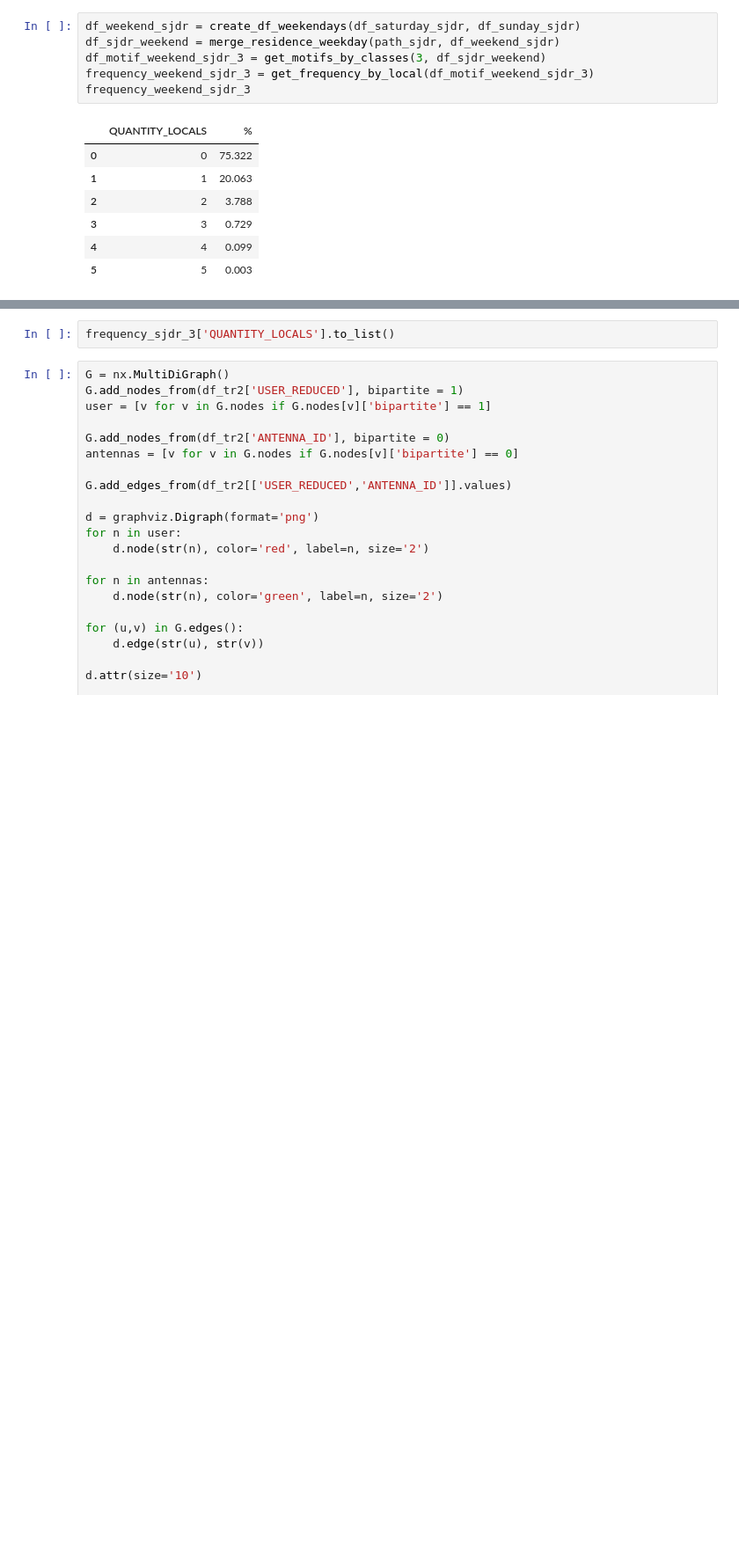
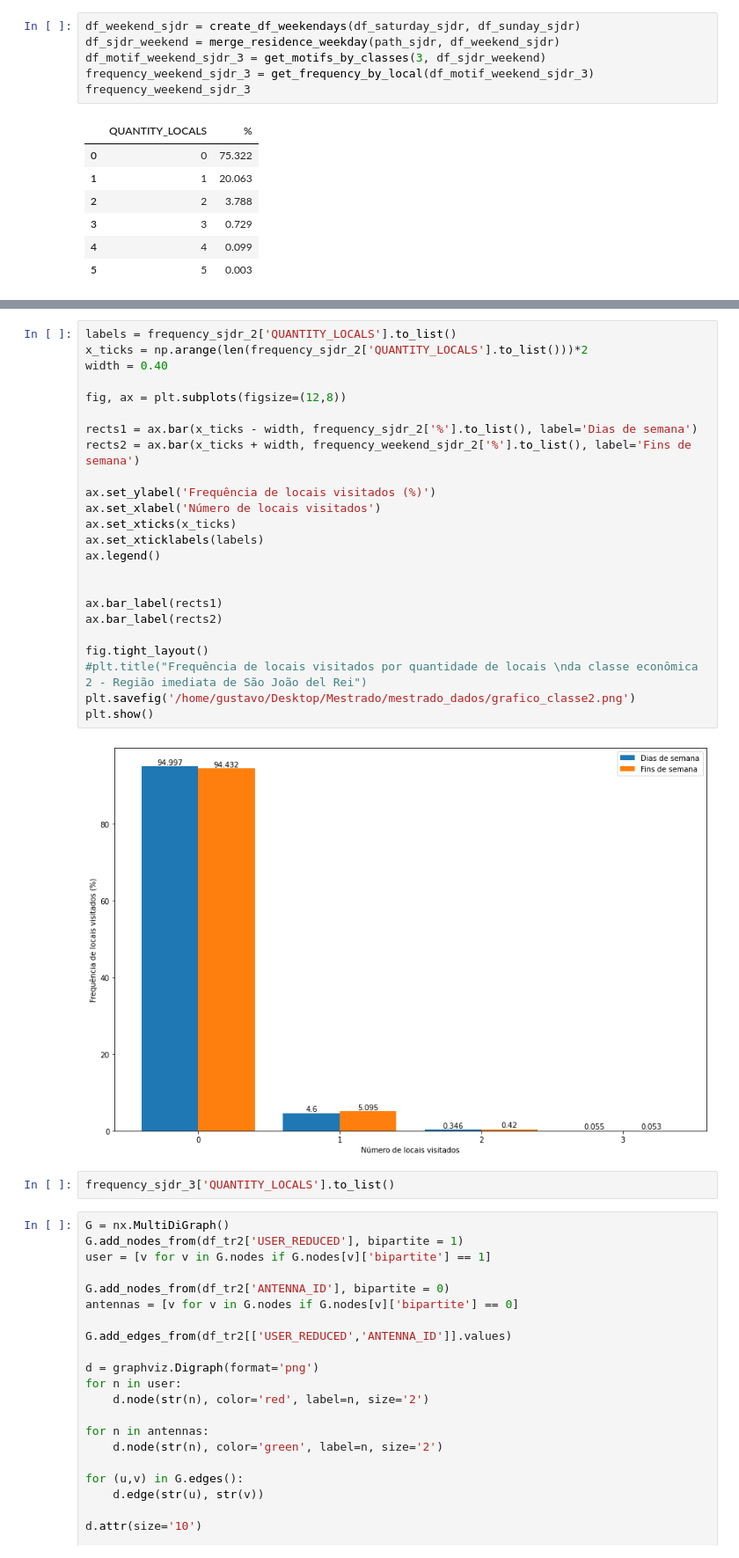
Before and after one commit to ghmc91/Projeto_Mestrado, a Jupyter notebook: Motifs.ipynb, the cells around one changed output, grey strips where cells are left out. Shown at 88% size. Saved outputs shown, nothing was run; the diff lists cells and outputs as text; blank space fills up the shorter version.

```diff
--- a/Motifs.ipynb
+++ b/Motifs.ipynb
@@ -169,3 +222,29 @@ plt.show()
+# %%
+labels = frequency_sjdr_2['QUANTITY_LOCALS'].to_list()
+x_ticks = np.arange(len(frequency_sjdr_2['QUANTITY_LOCALS'].to_list()))*2
+width = 0.40
+
+fig, ax = plt.subplots(figsize=(12,8))
+
+rects1 = ax.bar(x_ticks - width, frequency_sjdr_2['%'].to_list(), label='Dias de semana')
+rects2 = ax.bar(x_ticks + width, frequency_weekend_sjdr_2['%'].to_list(), label='Fins de semana')
+
+ax.set_ylabel('Frequência de locais visitados (%)')
+ax.set_xlabel('Número de locais visitados')
+ax.set_xticks(x_ticks)
+ax.set_xticklabels(labels)
+ax.legend()
+
+
+ax.bar_label(rects1)
+ax.bar_label(rects2)
+
+fig.tight_layout()
+#plt.title("Frequência de locais visitados por quantidade de locais \nda classe econômica 2 - Região imediata de São João del Rei")
+plt.savefig('/home/gustavo/Desktop/Mestrado/mestrado_dados/grafico_classe2.png')
+plt.show()
+# %% [output]
+[figure, added]
 # %%
 frequency_sjdr_3['QUANTITY_LOCALS'].to_list()
 # %%
```
Also changed, not shown: parts of 8 cells of this notebook, 7 other files.
